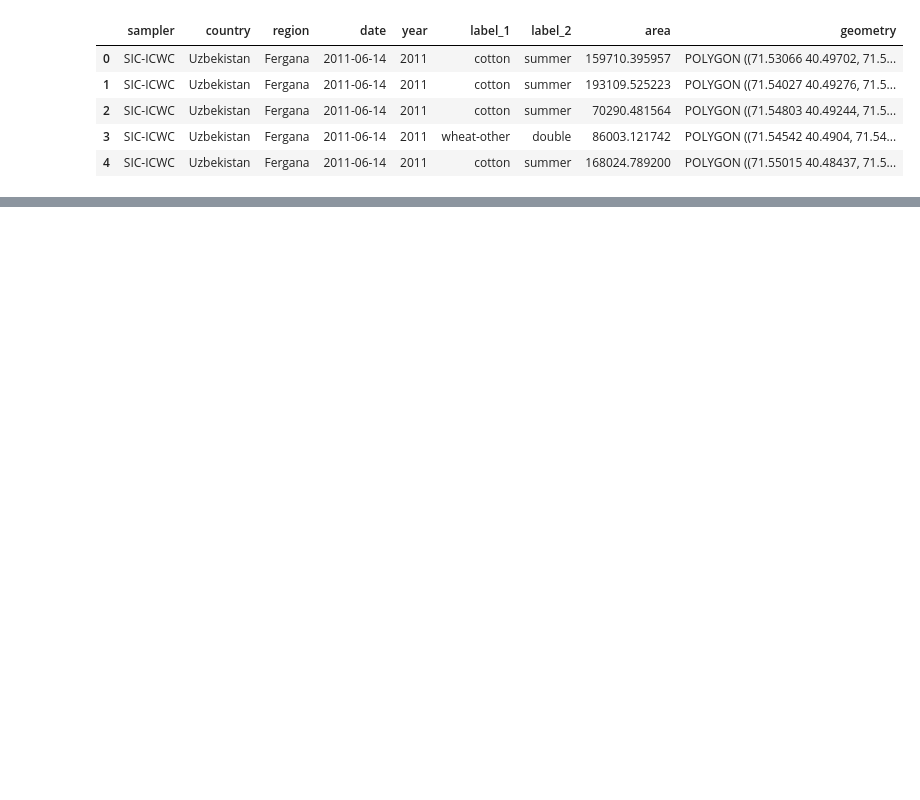
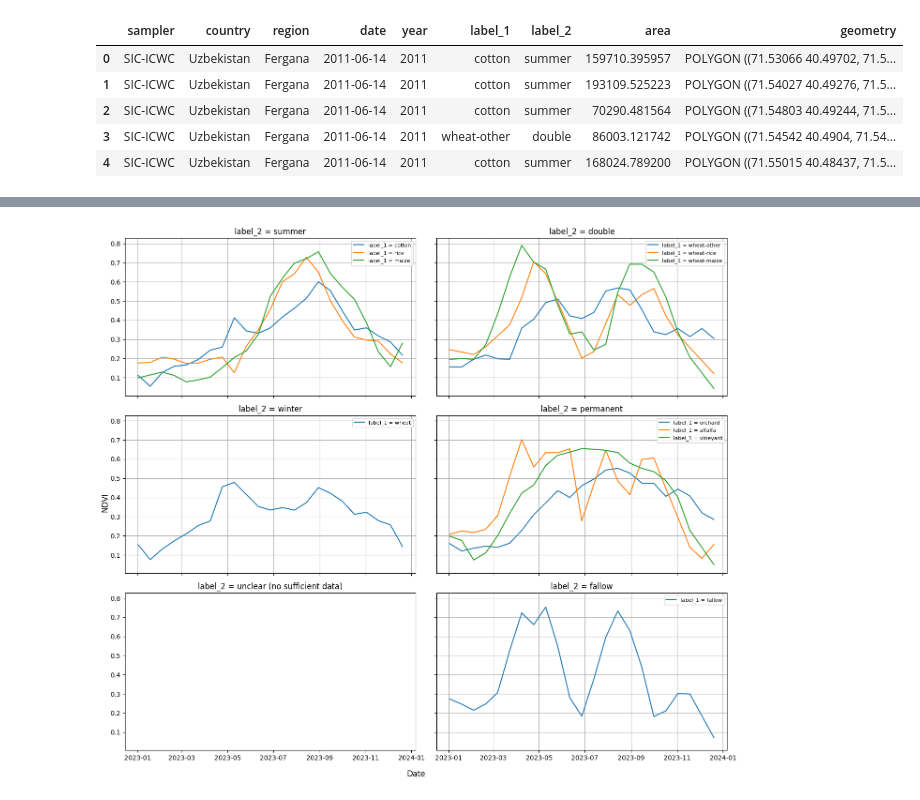
Before and after one commit to mmirshod/crop-detection, a Jupyter notebook: dataset/CAWA_exploration.ipynb, the cells around one changed output, grey strips where cells are left out. Drawn from its saved outputs; the diff is of its cells as text; code cells hidden in the pictures; blank space fills up the shorter version.

```diff
--- a/dataset/CAWA_exploration.ipynb
+++ b/dataset/CAWA_exploration.ipynb
@@ -38,0 +82,3 @@ Name: count, dtype: int64
+# %%
+ndvi_time_series = pd.read_csv('./CAWA_CropType/CAWa_CropType_time-series.csv')
+ndvi_time_series.head()
@@ -38,0 +106,3 @@ Name: count, dtype: int64
+# %%
+full_gdf = gdf.join(ndvi_time_series)
+full_gdf.info()
@@ -38,0 +162,52 @@ Name: count, dtype: int64
+# %%
+import matplotlib.pyplot as plt
+import pandas as pd
+
+# Keep day columns as strings
+day_cols = sorted([c for c in full_gdf.columns if c.isdigit()], key=int)
+
+# Convert Day of Year to actual dates
+dates = pd.to_datetime("2023-01-01") + pd.to_timedelta([int(d) for d in day_cols], unit='D')
+
+label2_unique = full_gdf['label_2'].unique()
+n_rows, n_cols = 3, 2
+
+fig, axes = plt.subplots(n_rows, n_cols, figsize=(14, 12), sharex=True, sharey=True)
+axes = axes.flatten()  # Flatten to 1D array for easy indexing
+
+for i, label2 in enumerate(label2_unique):
+    ax = axes[i]
+
+    group2 = full_gdf[full_gdf['label_2'] == label2]
+
+    # Count parcels per label_1 inside this label_2 group
+    counts_label1 = group2['label_1'].value_counts()
+
+    # Keep only label_1 with at least 50 parcels
+    valid_label1 = counts_label1[counts_label1 >= 50].index
+
+    if len(valid_label1) == 0:
+        ax.set_title(f'label_2 = {label2} (no sufficient data)')
+        continue  # skip if no label_1 meets threshold
+
+    # Plot one representative per valid label_1
+    for label1 in valid_label1:
+        subset = group2[group2['label_1'] == label1]
+        day_nulls = subset[day_cols].isnull().sum(axis=1)
+        representative_row = subset.loc[day_nulls.idxmin()]
+        ax.plot(dates, representative_row[day_cols], label=f'label_1 = {label1}')
+
+    ax.set_title(f'label_2 = {label2}')
+    ax.grid(True)
+    ax.legend(fontsize=8)
+
+# Remove unused subplots if any
+for j in range(len(label2_unique), n_rows*n_cols):
+    fig.delaxes(axes[j])
+
+fig.supxlabel('Date')
+fig.supylabel('NDVI')
+fig.tight_layout()
+plt.show()
+# %% [output]
+[figure, added]
```
Also changed, not shown: parts of 10 cells of this notebook, 1 other file.
